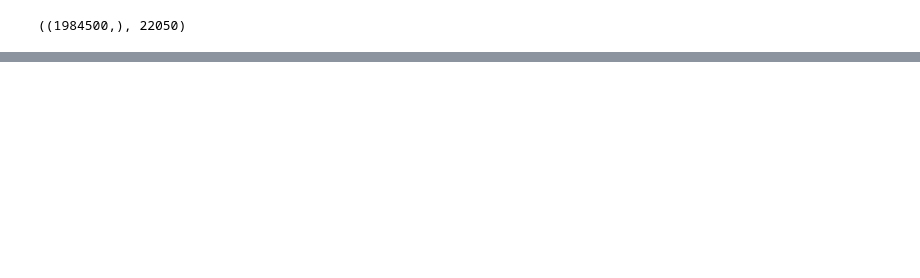
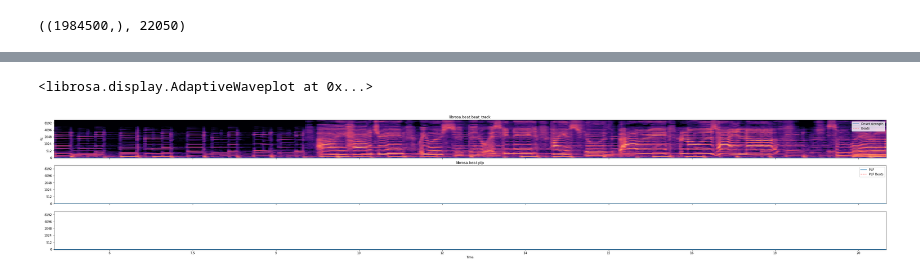
Before and after one commit to ssrp/not-final-cut-pro, a Jupyter notebook: notebook/Python beat-detection.ipynb, the cells around one changed output, grey strips where cells are left out. Cells and saved outputs as stored; diff of their text form; code cells hidden in the pictures; blank space fills up the shorter version.

```diff
--- a/notebook/Python beat-detection.ipynb
+++ b/notebook/Python beat-detection.ipynb
@@ -65,0 +196,31 @@ waveshow(wave)
+# %%
+tempo, beats = librosa.beat.beat_track(onset_envelope=onset_env)
+beats_plp = np.flatnonzero(librosa.util.localmax(pulse))
+
+import matplotlib.pyplot as plt
+
+fig, ax = plt.subplots(nrows=3, sharex=True, sharey=True)
+times = librosa.times_like(onset_env, sr=sr)
+
+librosa.display.specshow(librosa.power_to_db(melspec, ref=np.max), x_axis='time', y_axis='mel', ax=ax[0])
+
+ax[0].plot(times, librosa.util.normalize(onset_env),
+         label='Onset strength')
+ax[0].vlines(times[beats], 0, 1, alpha=0.5, color='r',
+           linestyle='--', label='Beats')
+ax[0].legend()
+ax[0].set(title='librosa.beat.beat_track')
+ax[0].label_outer()
+# Limit the plot to a 15-second window
+times = librosa.times_like(pulse, sr=sr)
+ax[1].plot(times, librosa.util.normalize(pulse),
+         label='PLP')
+ax[1].vlines(times[beats_plp], 0, 1, alpha=0.5, color='r',
+           linestyle='--', label='PLP Beats')
+ax[1].legend()
+ax[1].set(title='librosa.beat.plp', xlim=[5, 20])
+ax[1].xaxis.set_major_formatter(librosa.display.TimeFormatter())
+waveshow(wave)
+# %% [output]
+<librosa.display.AdaptiveWaveplot at 0x...>
+[figure, added]
```
Also changed, not shown: parts of 16 cells of this notebook.
